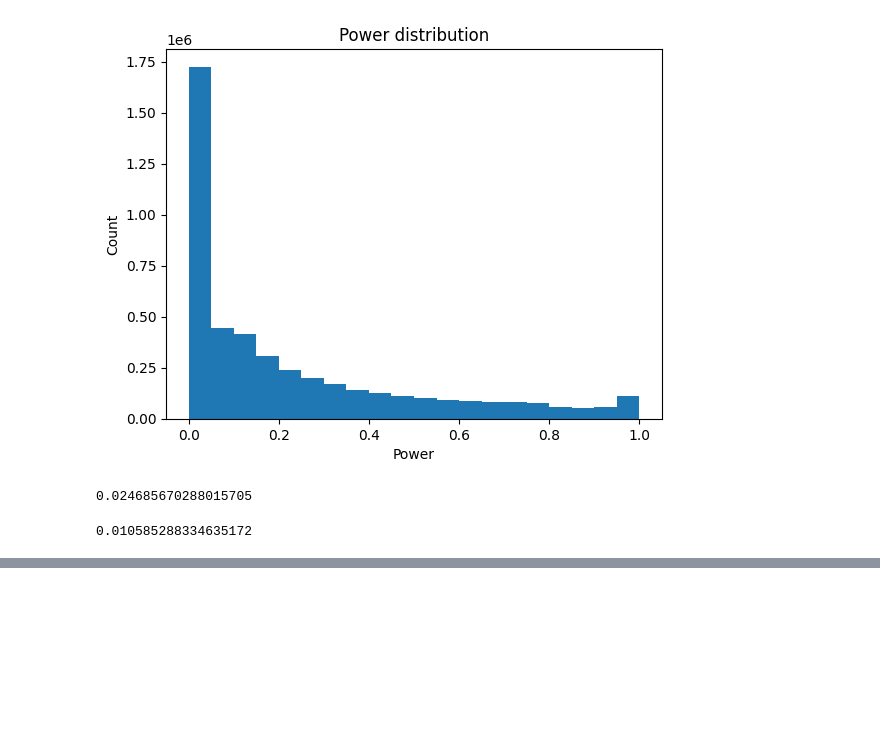
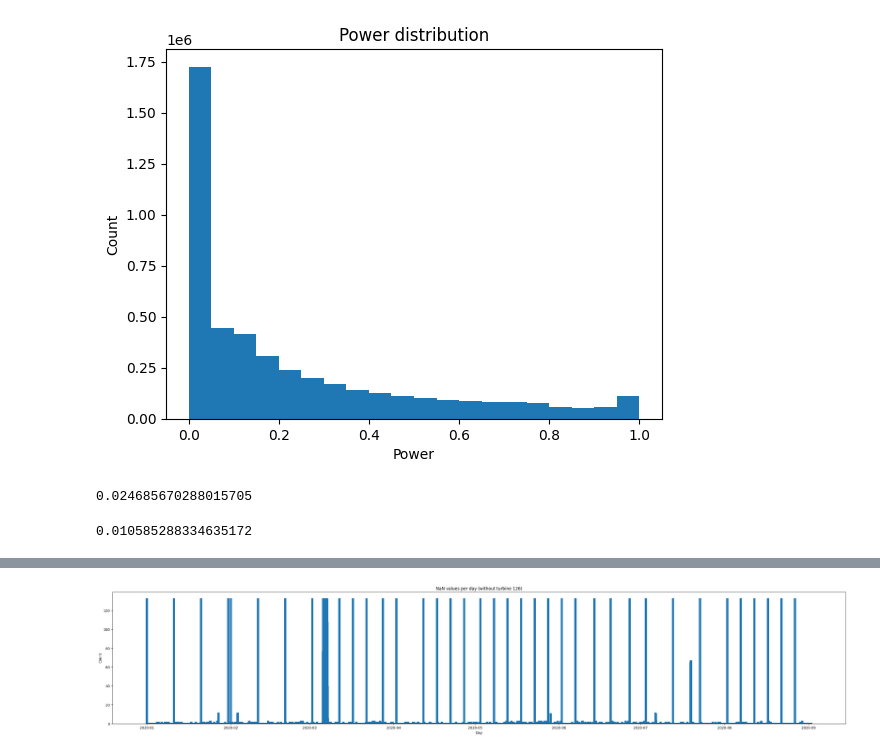
Before and after one commit to benedikt-holland/windfarm_data_imputation, a Jupyter notebook: notebooks/data_exploration.ipynb, the cells around one changed output, grey strips where cells are left out. Saved outputs shown, nothing was run; the diff lists cells and outputs as text; code cells hidden in the pictures; blank space fills up the shorter version.

```diff
--- a/notebooks/data_exploration.ipynb
+++ b/notebooks/data_exploration.ipynb
@@ -208,0 +247,10 @@ data['Patv'].isna().sum() / (data['Patv'].isna() - 1).abs().sum()
+# %%
+nan_per_day_no_126 = {date: data['P_norm'].isna().sum() for date, data in data_no_126.groupby("datetime")}
+fig, ax = plt.subplots(figsize=(30,6), constrained_layout=True)
+ax.bar(list(nan_per_day_no_126.keys()), list(nan_per_day_no_126.values()))
+ax.set_title("NaN values per day (without turbine 126)")
+ax.set_xlabel("Day")
+ax.set_ylabel("Count")
+plt.show()
+# %% [output]
+[figure, added]
```
Also changed, not shown: parts of 26 cells of this notebook, 1 other file.
